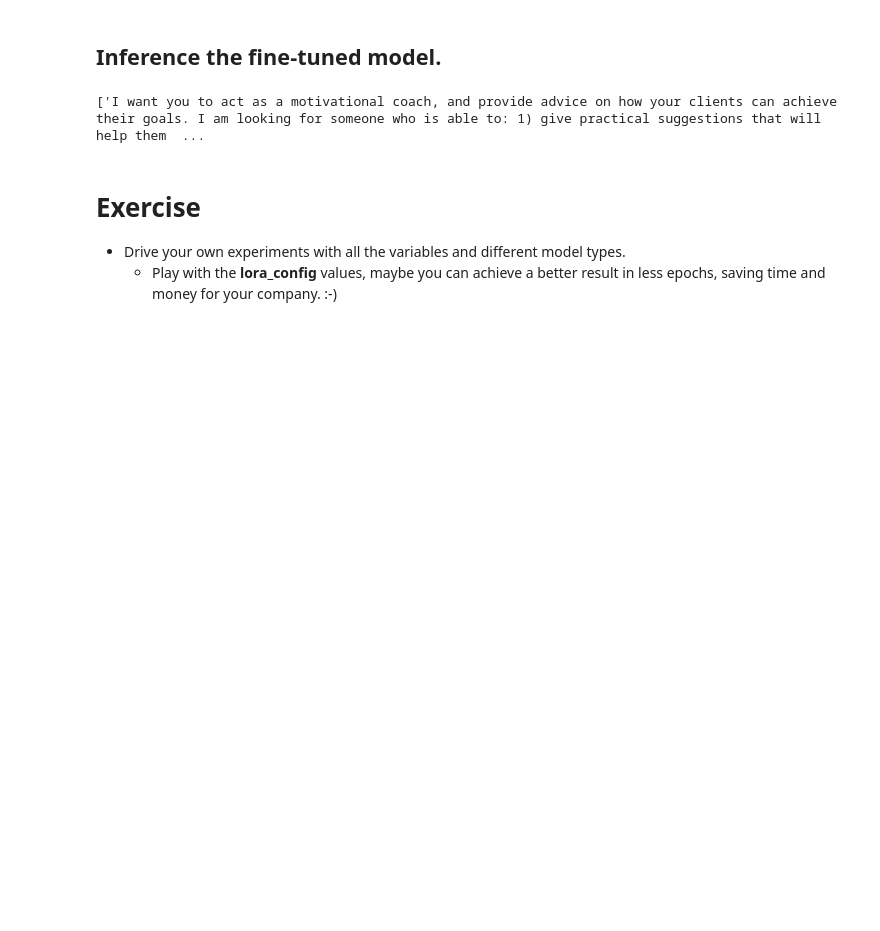
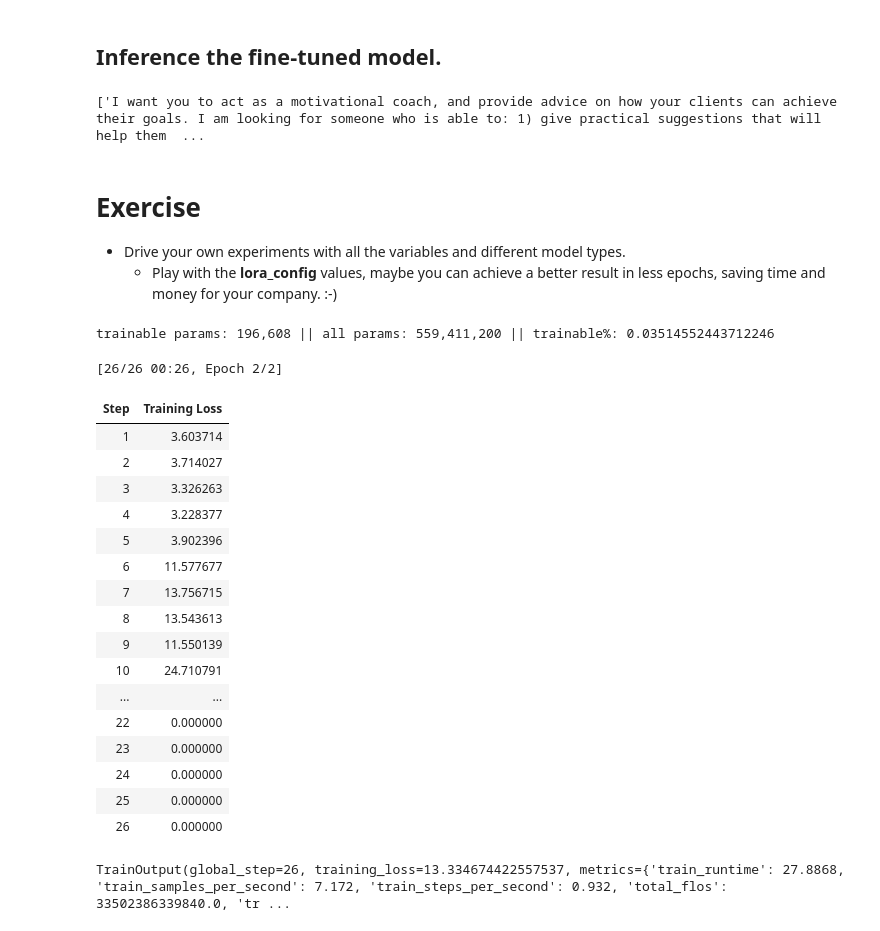
Before and after one commit to mahmoodasayeedi/lab-lora-tuning-peft, a Jupyter notebook: lab-lora-tuning-peft.ipynb, the cells around one changed output. Saved outputs shown, nothing was run; the diff lists cells and outputs as text; code cells hidden in the pictures; blank space fills up the shorter version.

```diff
--- a/lab-lora-tuning-peft.ipynb
+++ b/lab-lora-tuning-peft.ipynb
@@ -284,3 +298,56 @@ print(tokenizer.batch_decode(outputs, skip_special_tokens=True))
 
 - Drive your own experiments with all the variables and different model types.
     - Play with the **lora_config** values, maybe you can achieve a better result in less epochs, saving time and money for your company. :-)
+# %%
+from peft import LoraConfig, get_peft_model
+
+# Increase r to give the adapter more capacity.
+# Set alpha to 2 × r, a common starting point.
+# Keep dropout at 0.05 for a fair comparison with your original setup.
+lora_config = LoraConfig(
+    r=2,
+    lora_alpha=8,
+    target_modules=["query_key_value"],  # BLOOM attention layer to adapt
+    lora_dropout=0.05,                  # Drop 5% during training to help reduce overfitting
+    bias="none",                        # Do not train bias parameters
+    task_type="CAUSAL_LM"                # This model predicts the next token
+)
+
+# Create a fresh LoRA model using the new settings.
+peft_model = get_peft_model(foundation_model, lora_config)
+
+# Show how many parameters will be trained.
+peft_model.print_trainable_parameters()
+# %% [output]
+trainable params: 196,608 || all params: 559,411,200 || trainable%: 0.03514552443712246
+# %%
+# Create a Trainer with the new LoRA model and the same dataset/settings.
+trainer = Trainer(
+    model=peft_model,
+    args=training_args,
+    train_dataset=train_sample,
+    data_collator=data_collator
+)
+
+# Start training.
+trainer.train()
+# %% [output]
+[26/26 00:26, Epoch 2/2]
+| Step | Training Loss |
+| 1 | 3.603714 |
+| 2 | 3.714027 |
+| 3 | 3.326263 |
+| 4 | 3.228377 |
+| 5 | 3.902396 |
+| 6 | 11.577677 |
+| 7 | 13.756715 |
+| 8 | 13.543613 |
+| 9 | 11.550139 |
+| 10 | 24.710791 |
+| ... | ... |
+| 22 | 0.000000 |
+| 23 | 0.000000 |
+| 24 | 0.000000 |
+| 25 | 0.000000 |
+| 26 | 0.000000 |
+TrainOutput(global_step=26, training_loss=13.334674422557537, metrics={'train_runtime': 27.8868, 'train_samples_per_second': 7.172, 'train_steps_per_second': 0.932, 'total_flos': 33502386339840.0, 'tr ...
```
Also changed, not shown: parts of 5 cells of this notebook.
